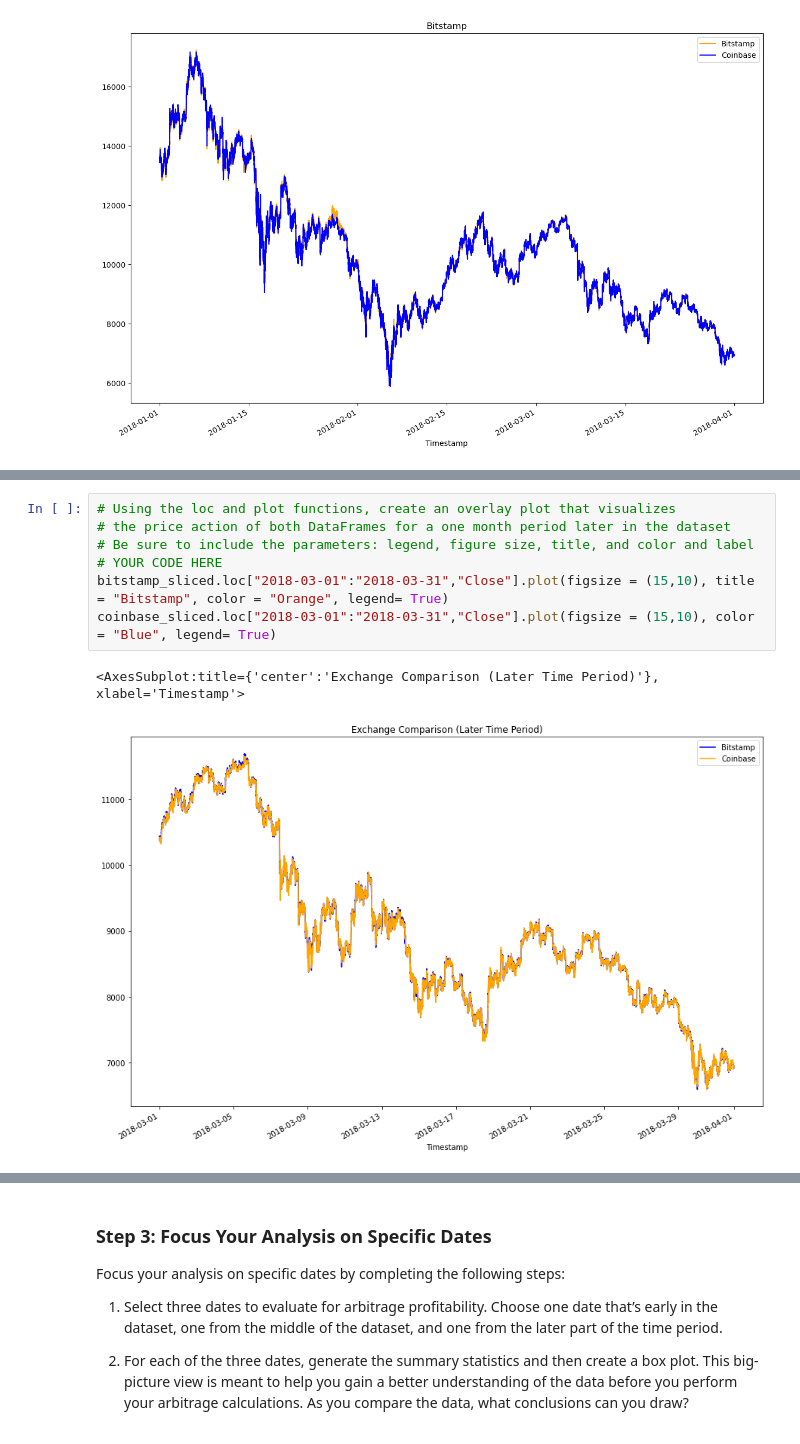
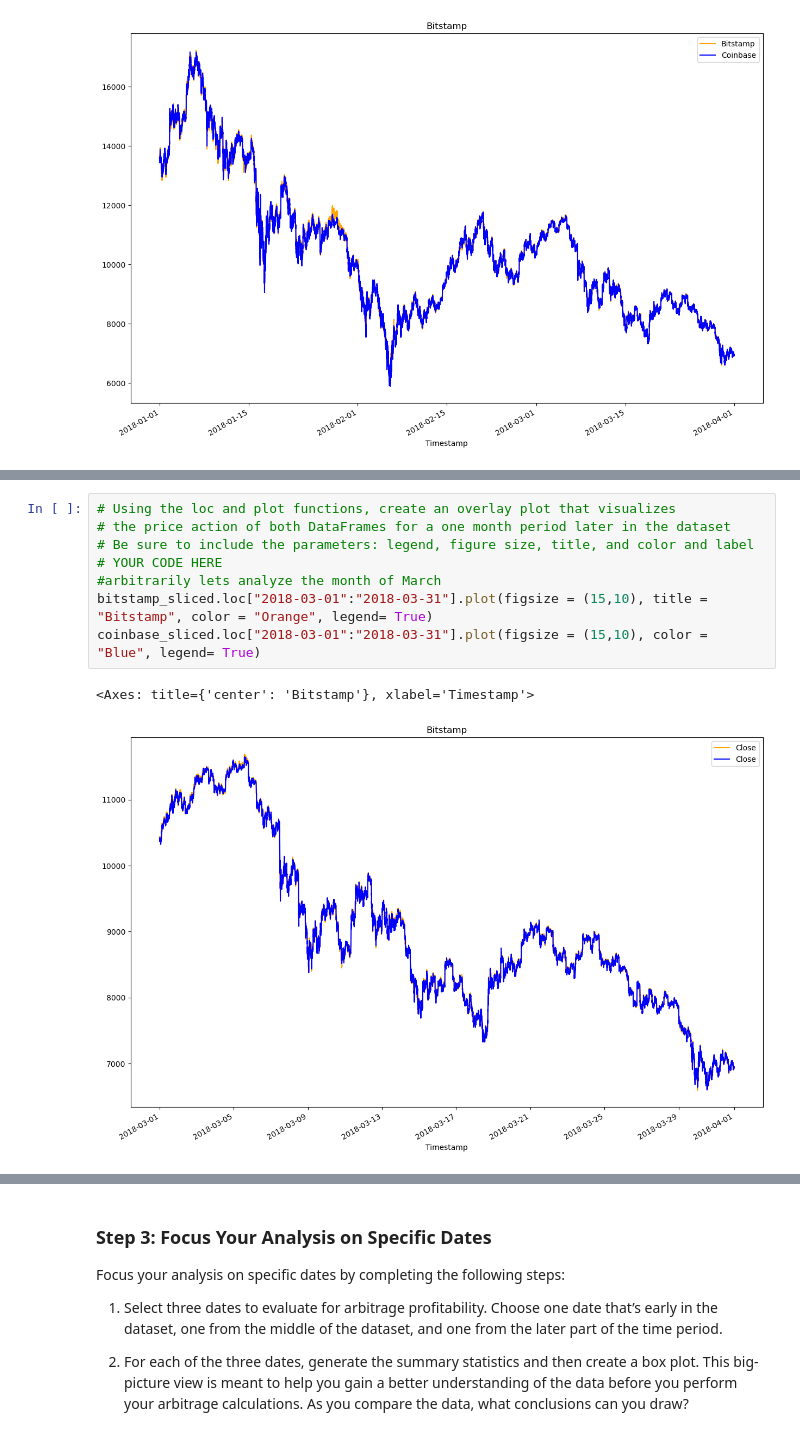
Before and after one commit to wcolwellcol/Mod3Chall, a Jupyter notebook: crypto_arbitrage.ipynb, the cells around one changed output, grey strips where cells are left out. Saved outputs shown, nothing was run; the diff lists cells and outputs as text.

```diff
--- a/crypto_arbitrage.ipynb
+++ b/crypto_arbitrage.ipynb
@@ -305,13 +316,14 @@ coinbase_sliced.loc["2018-01-01":"2018-02-01"].plot(figsize = (15,10), color = "
 # %%
 # Using the loc and plot functions, create an overlay plot that visualizes
 # the price action of both DataFrames for a one month period later in the dataset
 # Be sure to include the parameters: legend, figure size, title, and color and label
 # YOUR CODE HERE
-bitstamp_sliced.loc["2018-03-01":"2018-03-31","Close"].plot(figsize = (15,10), title = "Bitstamp", color = "Orange", legend= True)
-coinbase_sliced.loc["2018-03-01":"2018-03-31","Close"].plot(figsize = (15,10), color = "Blue", legend= True)
+#arbitrarily lets analyze the month of March
+bitstamp_sliced.loc["2018-03-01":"2018-03-31"].plot(figsize = (15,10), title = "Bitstamp", color = "Orange", legend= True)
+coinbase_sliced.loc["2018-03-01":"2018-03-31"].plot(figsize = (15,10), color = "Blue", legend= True)
 # %% [output]
-<AxesSubplot:title={'center':'Exchange Comparison (Later Time Period)'}, xlabel='Timestamp'>
+<Axes: title={'center': 'Bitstamp'}, xlabel='Timestamp'>
-[figure, old version]
+[figure, new version]
 # %% [markdown]
 **Question** Based on the visualizations of the different time periods, has the degree of spread change as time progressed?
 
```
Also changed, not shown: parts of 22 cells of this notebook.
